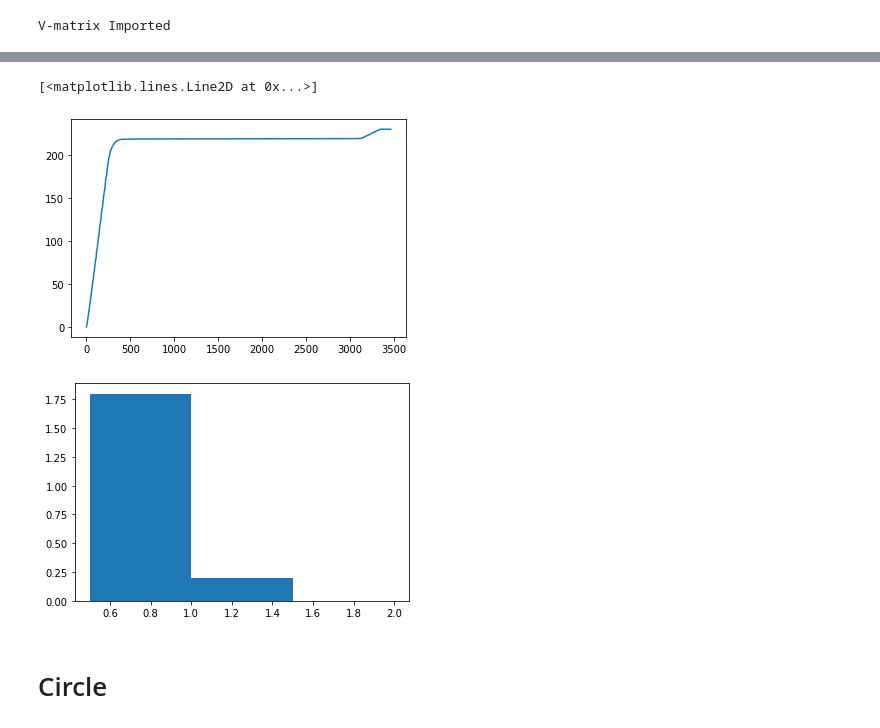
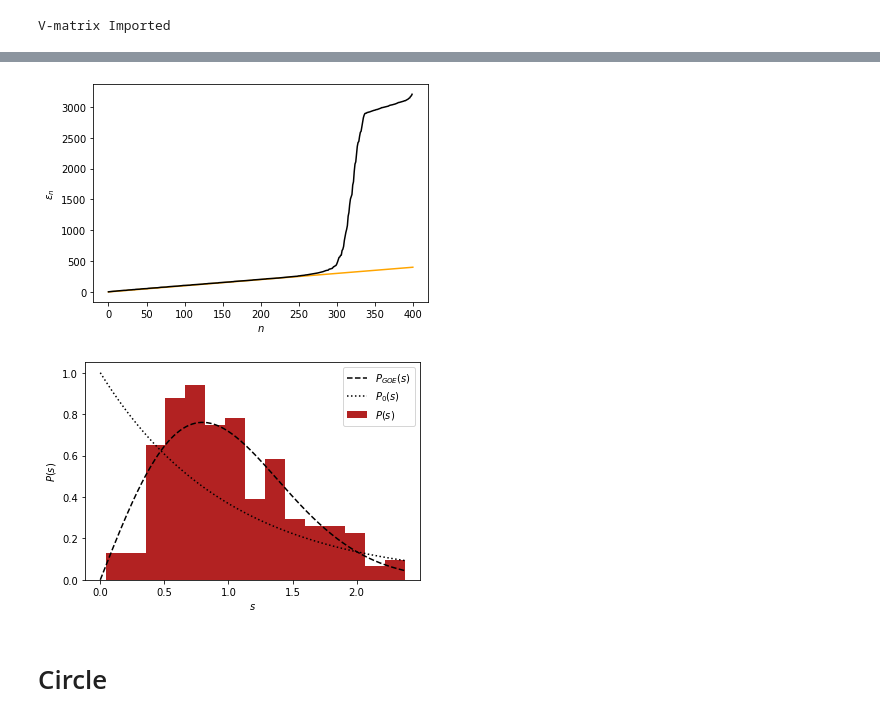
Before and after one commit to benjaminorthner/cms_exam_project, a Jupyter notebook: billiard/billiard.ipynb, the cells around one changed output, grey strips where cells are left out. Drawn from its saved outputs; the diff is of its cells as text; code cells hidden in the pictures.

```diff
--- a/billiard/billiard.ipynb
+++ b/billiard/billiard.ipynb
@@ -58,23 +10,9 @@ plt.plot(evals[:400-davg], rho)
-# %%
-e_unfolded = [sum(rho[0:i]) for i, E in enumerate(evals)]
-plt.plot(evals, e_unfolded)
-#plt.plot(range(3500),[1/(4*np.pi)* (QC.A*E - QC.L*np.sqrt(E)) for E in range(3500)])
-#plt.xlim([0,400])
-#plt.ylim([0,500])
-# %% [output]
-[<matplotlib.lines.Line2D at 0x...>]
-[figure, removed]
-# %%
-num_bins=15
-plt.hist(np.sort(diff(e_unfolded[:200])), bins=[0.5,1, 1.5, 2], density=True)
-
-Pgoe = lambda s: np.pi/2 * s * np.exp(-np.pi * s**2 / 4)
-
-S = np.linspace(0, 1.5, 100)
-
-#plt.plot(S, [Pgoe(s) for s in S])
-# %% [output]
-[figure, removed]
+# %%
+QC.plot_unfolded_spectrum(save = True)
+QC.plot_spacing_distribution(bins=15, plot_GOE=True, plot_Poission=True, save=True)
+# %% [output]
+[figure, added]
+[figure, added]
 # %% [markdown]
 # Circle
 # %%
```
Also changed, not shown: parts of 13 cells of this notebook, 2 other files.
